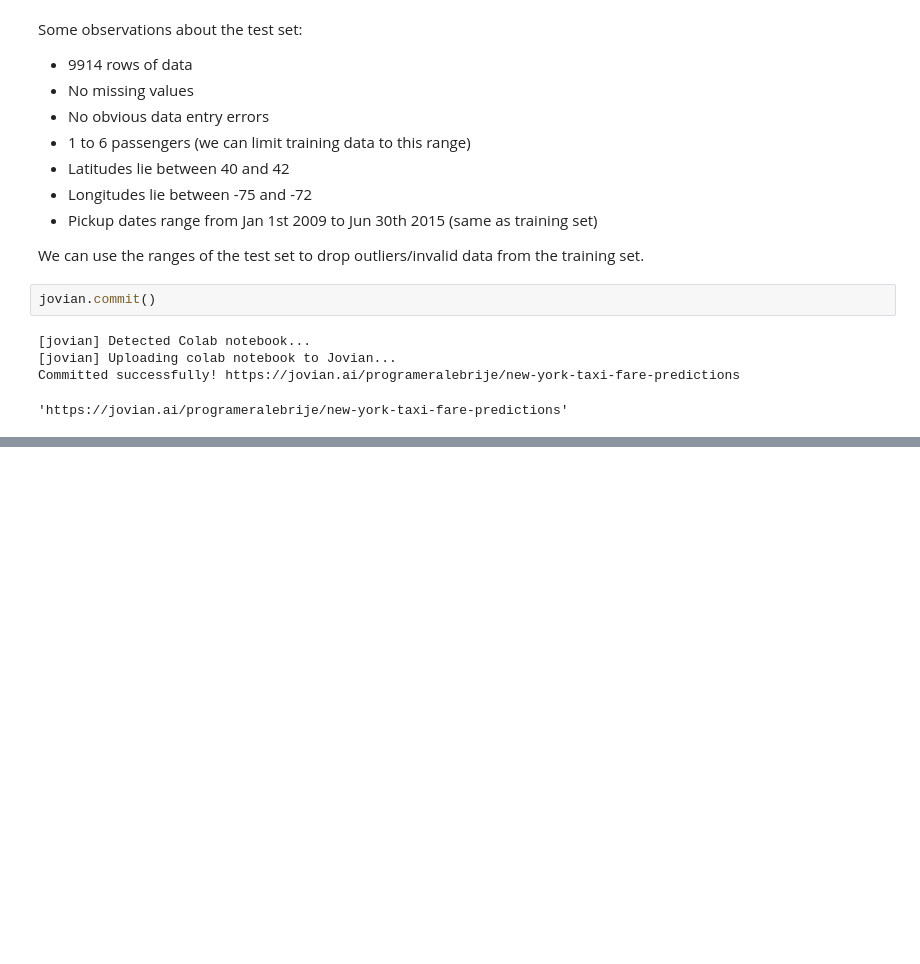
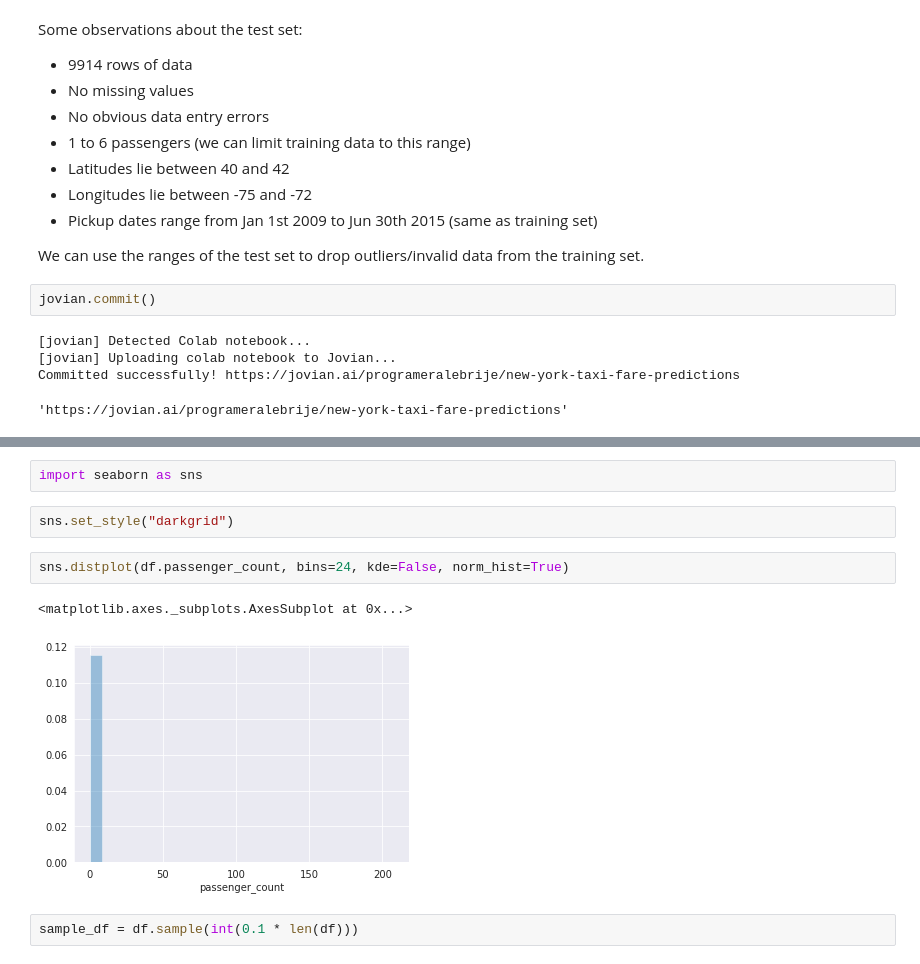
Before and after one commit to programeralebrije/MachineLearningNYtaxi, a Jupyter notebook: new_york_taxi_fare_predictions.ipynb, the cells around one changed output, grey strips where cells are left out. Drawn from its saved outputs; the diff is of its cells as text; blank space fills up the shorter version.

```diff
--- a/new_york_taxi_fare_predictions.ipynb
+++ b/new_york_taxi_fare_predictions.ipynb
@@ -411,0 +426,11 @@ Committed successfully! https://jovian.ai/programeralebrije/new-york-taxi-fare-p
+# %%
+import seaborn as sns
+# %%
+sns.set_style("darkgrid")
+# %%
+sns.distplot(df.passenger_count, bins=24, kde=False, norm_hist=True)
+# %% [output]
+<matplotlib.axes._subplots.AxesSubplot at 0x...>
+[figure, added]
+# %%
+sample_df = df.sample(int(0.1 * len(df)))
```
Also changed, not shown: parts of 11 cells of this notebook.
